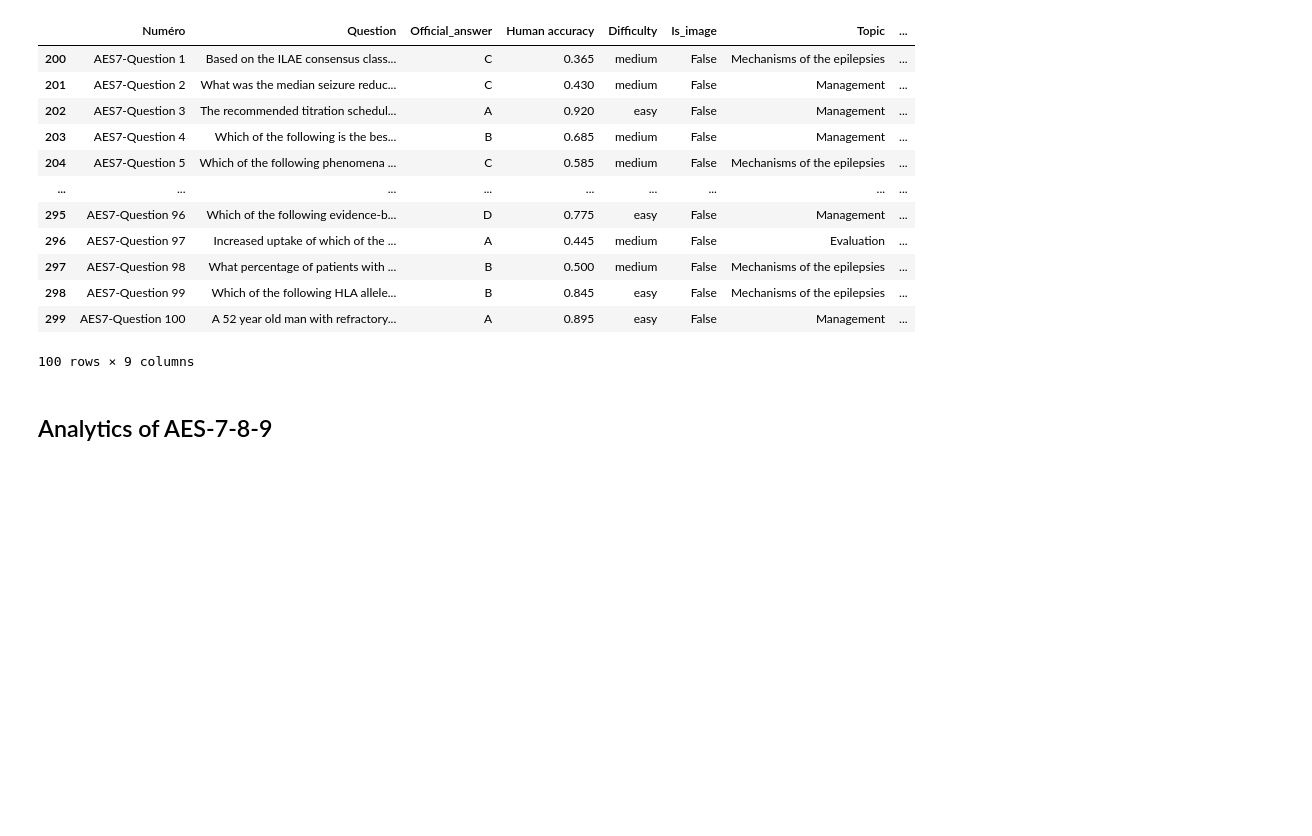
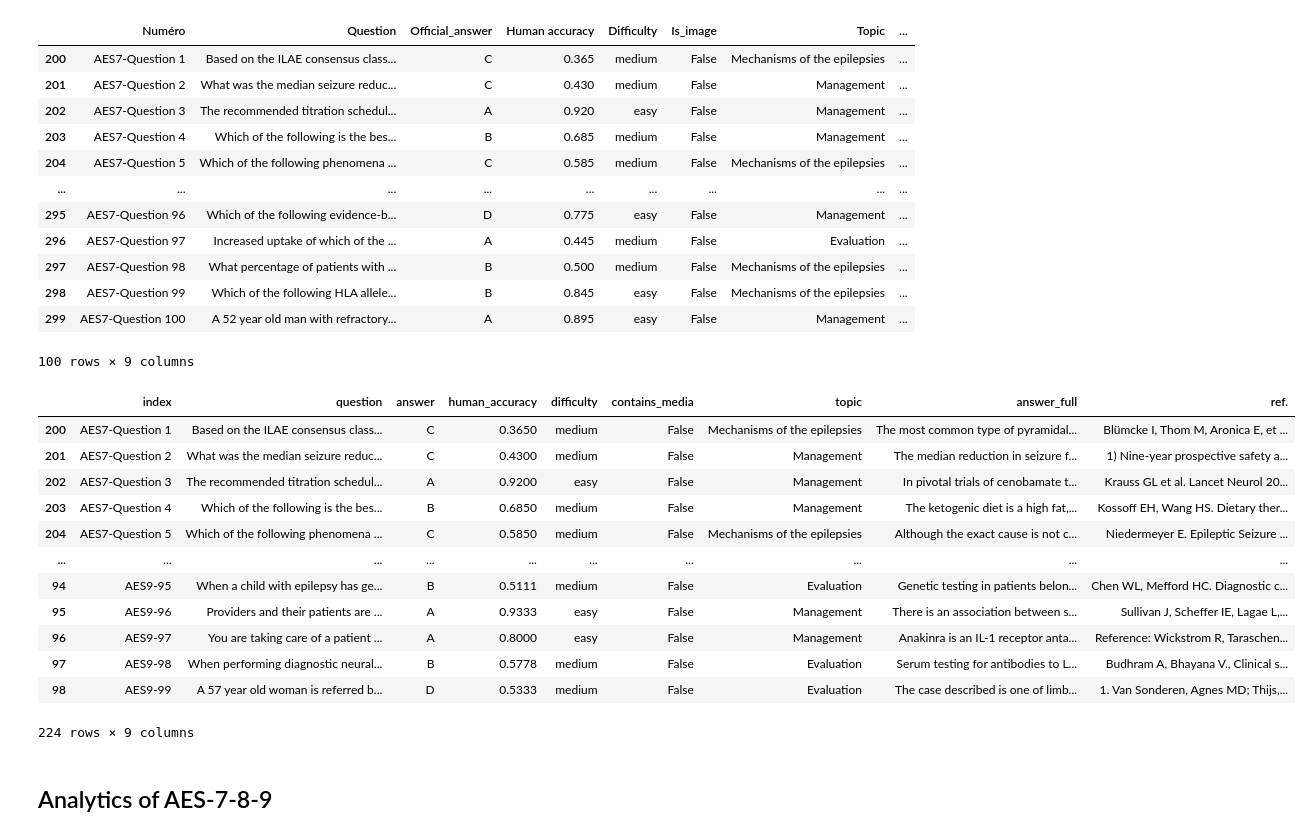
Before and after one commit to magantoine/EpiLLM, a Jupyter notebook: notebooks/process_mcq.ipynb, the cells around one changed output. Saved outputs shown, nothing was run; the diff lists cells and outputs as text; code cells hidden in the pictures; blank space fills up the shorter version.

```diff
--- a/notebooks/process_mcq.ipynb
+++ b/notebooks/process_mcq.ipynb
@@ -238,3 +238,19 @@ import json
 for t, w in [("aes7", aes7), ("ae8", aes8), ("aes9", aes9)]:
     with open(f"docs/benchmarks/self_assessment/{t}_processed.json", "w") as f:
         json.dump(w.to_dict("records"), f)
+# %%
+final
+# %% [output]
+|  | index | question | answer | human_accuracy | difficulty | contains_media | topic | answer_full | ref. |
+| 200 | AES7-Question 1 | Based on the ILAE consensus class... | C | 0.3650 | medium | False | Mechanisms of the epilepsies | The most common type of pyramidal... | Blümcke I, Thom M, Aronica E, et ... |
+| 201 | AES7-Question 2 | What was the median seizure reduc... | C | 0.4300 | medium | False | Management | The median reduction in seizure f... | 1) Nine-year prospective safety a... |
+| 202 | AES7-Question 3 | The recommended titration schedul... | A | 0.9200 | easy | False | Management | In pivotal trials of cenobamate t... | Krauss GL et al. Lancet Neurol 20... |
+| 203 | AES7-Question 4 | Which of the following is the bes... | B | 0.6850 | medium | False | Management | The ketogenic diet is a high fat,... | Kossoff EH, Wang HS. Dietary ther... |
+| 204 | AES7-Question 5 | Which of the following phenomena ... | C | 0.5850 | medium | False | Mechanisms of the epilepsies | Although the exact cause is not c... | Niedermeyer E. Epileptic Seizure ... |
+| ... | ... | ... | ... | ... | ... | ... | ... | ... | ... |
+| 94 | AES9-95 | When a child with epilepsy has ge... | B | 0.5111 | medium | False | Evaluation | Genetic testing in patients belon... | Chen WL, Mefford HC. Diagnostic c... |
+| 95 | AES9-96 | Providers and their patients are ... | A | 0.9333 | easy | False | Management | There is an association between s... | Sullivan J, Scheffer IE, Lagae L,... |
+| 96 | AES9-97 | You are taking care of a patient ... | A | 0.8000 | easy | False | Management | Anakinra is an IL-1 receptor anta... | Reference: Wickstrom R, Taraschen... |
+| 97 | AES9-98 | When performing diagnostic neural... | B | 0.5778 | medium | False | Evaluation | Serum testing for antibodies to L... | Budhram A, Bhayana V., Clinical s... |
+| 98 | AES9-99 | A 57 year old woman is referred b... | D | 0.5333 | medium | False | Evaluation | The case described is one of limb... | 1. Van Sonderen, Agnes MD; Thijs,... |
+224 rows × 9 columns
```
Also changed, not shown: parts of 3 cells of this notebook, 2 other files.
